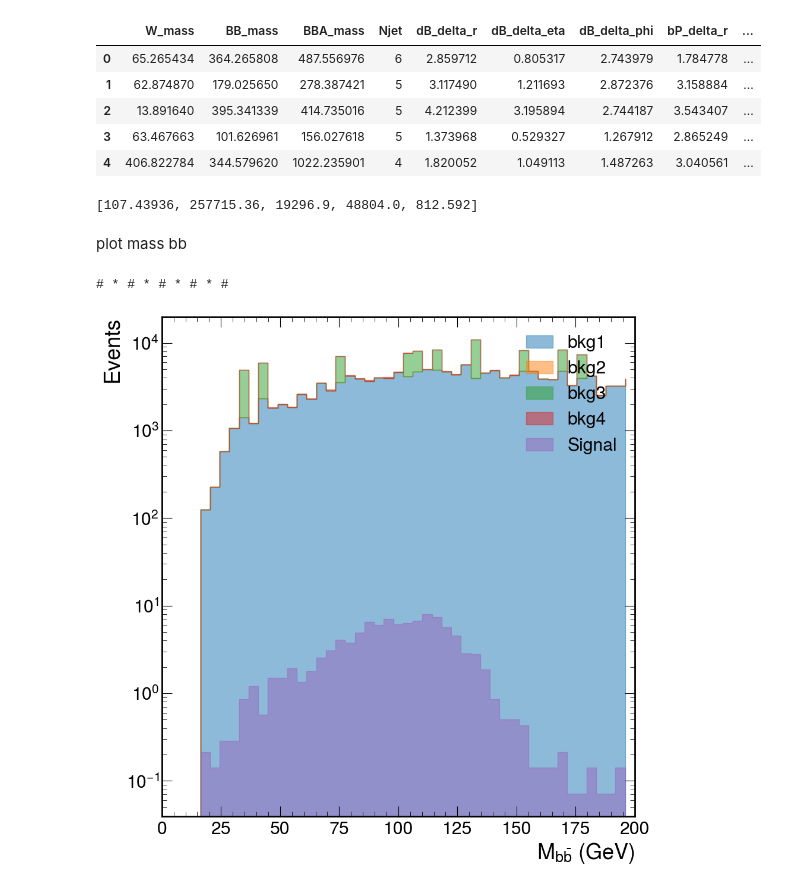
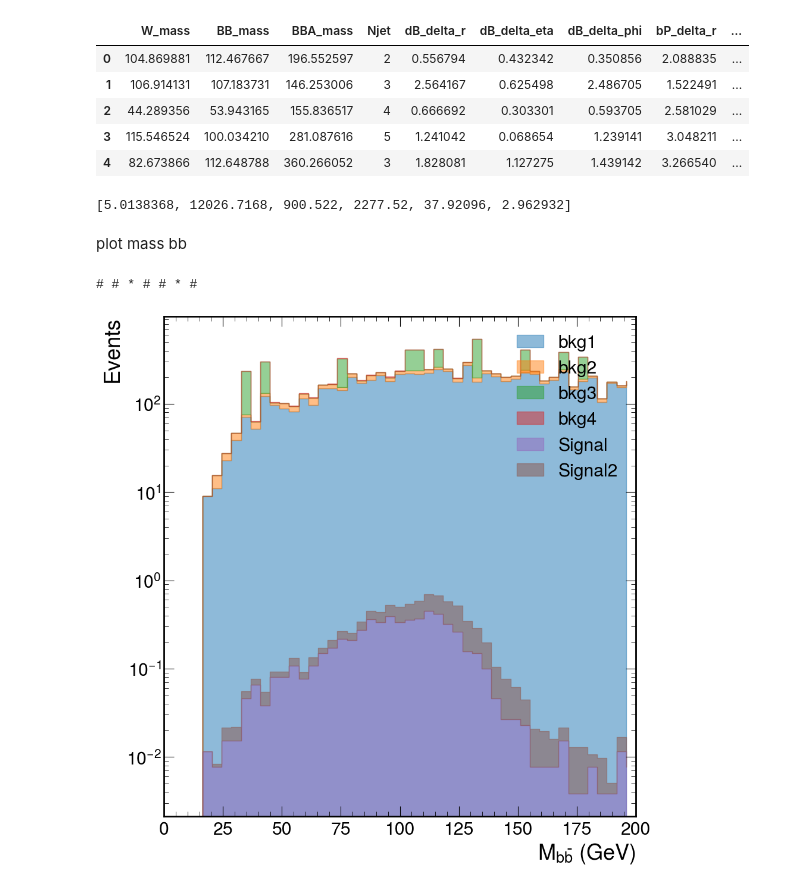
Before and after one commit to WilliamMarci/WHG_Analysis, a Jupyter notebook: plot.ipynb, the cells around one changed output. Cells and saved outputs as stored; diff of their text form; code cells hidden in the pictures.

Commit message:
update plot

```diff
--- a/plot.ipynb
+++ b/plot.ipynb
@@ -6,53 +6,65 @@ import mplhep as hep
 import pandas as pd
 # %%
 signal = pd.read_parquet("data/analysis_Signal.parquet")
+signal2 = pd.read_parquet("data/analysis_Signal2.parquet")
 bkg1   = pd.read_parquet("data/analysis_Bkg1.parquet")
 bkg2   = pd.read_parquet("data/analysis_Bkg2.parquet")
 bkg3   = pd.read_parquet("data/analysis_Bkg3.parquet")
 bkg4   = pd.read_parquet("data/analysis_Bkg4.parquet")
 # %%
 # signal.head()
-bkg1.head()
+signal2.head()
+# bkg1.head()
 # bkg2.head()
 # bkg3.head()
 # bkg4.head(10)
 # %% [output]
 |  | W_mass | BB_mass | BBA_mass | Njet | dB_delta_r | dB_delta_eta | dB_delta_phi | bP_delta_r | ... |
-| 0 | 65.265434 | 364.265808 | 487.556976 | 6 | 2.859712 | 0.805317 | 2.743979 | 1.784778 | ... |
-| 1 | 62.874870 | 179.025650 | 278.387421 | 5 | 3.117490 | 1.211693 | 2.872376 | 3.158884 | ... |
-| 2 | 13.891640 | 395.341339 | 414.735016 | 5 | 4.212399 | 3.195894 | 2.744187 | 3.543407 | ... |
-| 3 | 63.467663 | 101.626961 | 156.027618 | 5 | 1.373968 | 0.529327 | 1.267912 | 2.865249 | ... |
-| 4 | 406.822784 | 344.579620 | 1022.235901 | 4 | 1.820052 | 1.049113 | 1.487263 | 3.040561 | ... |
+| 0 | 104.869881 | 112.467667 | 196.552597 | 2 | 0.556794 | 0.432342 | 0.350856 | 2.088835 | ... |
+| 1 | 106.914131 | 107.183731 | 146.253006 | 3 | 2.564167 | 0.625498 | 2.486705 | 1.522491 | ... |
+| 2 | 44.289356 | 53.943165 | 155.836517 | 4 | 0.666692 | 0.303301 | 0.593705 | 2.581029 | ... |
+| 3 | 115.546524 | 100.034210 | 281.087616 | 5 | 1.241042 | 0.068654 | 1.239141 | 3.048211 | ... |
+| 4 | 82.673866 | 112.648788 | 360.266052 | 3 | 1.828081 | 1.127275 | 1.439142 | 3.266540 | ... |
 # %%
 signal_info= ht.HEPExp()
-signal_info.set_LHC(run='HL-LHC')
+signal_info.set_LHC(run='Run2')
 signal_info.set_xsec(0.01142, 'pb')
 signal_info.set_simulation(500000)
+signal2_info = ht.HEPExp()
+signal2_info.set_LHC(run='Run2')
+signal2_info.set_xsec(0.0021, 'pb')
+signal2_info.set_simulation(500000)
 bkg1_info = ht.HEPExp()
-bkg1_info.set_LHC(run='HL-LHC')
+bkg1_info.set_LHC(run='Run2')
 bkg1_info.set_xsec(2.073, 'pb')
 bkg1_info.set_simulation(100000)
 bkg2_info = ht.HEPExp()
-bkg2_info.set_LHC(run='HL-LHC')
+bkg2_info.set_LHC(run='Run2')
 bkg2_info.set_xsec(0.315, 'pb')
 bkg2_info.set_simulation(100000)
 bkg3_info = ht.HEPExp()
-bkg3_info.set_LHC(run='HL-LHC')
+bkg3_info.set_LHC(run='Run2')
 bkg3_info.set_xsec(116.2, 'pb')
 bkg3_info.set_simulation(100000)
 bkg4_info = ht.HEPExp()
-bkg4_info.set_LHC(run='HL-LHC')
+bkg4_info.set_LHC(run='Run2')
 bkg4_info.set_xsec(0.3564, 'pb')
 bkg4_info.set_simulation(100000)
+# %%
+#combine signal and signal2
+
+signal_info.set_xsec(0.01142+ 0.0021, 'pb')
+signal = pd.concat([signal, signal2], ignore_index=True)
 # %%
 lumi=[
 signal_info.get_event()*len(signal['Njet'])/500000,
 bkg1_info.get_event()*len(bkg1['Njet'])/100000,
 bkg2_info.get_event()*len(bkg2['Njet'])/100000,
 bkg3_info.get_event()*len(bkg3['Njet'])/100000,
-bkg4_info.get_event()*len(bkg4['Njet'])/100000
+bkg4_info.get_event()*len(bkg4['Njet'])/100000,
+signal2_info.get_event()*len(signal2['Njet'])/500000
 ]
 print(lumi)
 # %% [output]
-[107.43936, 257715.36, 19296.9, 48804.0, 812.592]
+[5.0138368, 12026.7168, 900.522, 2277.52, 37.92096, 2.962932]
 # %%
@@ -103,6 +157,7 @@ plot mass bb
 def plot_mass_bb():
     mass_bins = np.linspace(0, 200, 50)
     signal_mass = np.array(signal['BB_mass'])
+    signal2_mass = np.array(signal2['BB_mass'])
     bkg1_mass = np.array(bkg1['BB_mass'])
     bkg2_mass = np.array(bkg2['BB_mass'])
     bkg3_mass = np.array(bkg3['BB_mass'])
@@ -110,39 +165,42 @@ def plot_mass_bb():
 
     signal_mass_mean, signal_mass_std, signal_mass_bin_c = ht.calculate_hist_stats(
         signal_mass, int(lumi[0])+1, mass_bins)
+    signal2_mass_mean, signal2_mass_std, signal2_mass_bin_c = ht.calculate_hist_stats(
+        signal2_mass, int(lumi[5])+1, mass_bins)
     bkg1_mass_mean, bkg1_mass_std, bkg1_mass_bin_c = ht.calculate_hist_stats(
         bkg1_mass, int(lumi[1])+1, mass_bins)
     bkg2_mass_mean, bkg2_mass_std, bkg2_mass_bin_c = ht.calculate_hist_stats(
         bkg2_mass, int(lumi[2])+1, mass_bins)
     bkg3_mass_mean, bkg3_mass_std, bkg3_mass_bin_c = ht.calculate_hist_stats(
         bkg3_mass, int(lumi[3])+1, mass_bins)
     bkg4_mass_mean, bkg4_mass_std, bkg4_mass_bin_c = ht.calculate_hist_stats(
         bkg4_mass, int(lumi[4])+1, mass_bins)
 
-    colors = ['#1f77b4', '#ff7f0e', '#2ca02c', '#d62728', '#9467bd']
+    colors = ['#1f77b4', '#ff7f0e', '#2ca02c', '#d62728', '#9467bd', '#8c564b']
 
     plt.figure(figsize=(10, 10))
     plt.style.use(hep.style.CMS)
 
-    # 使用堆叠函数
+    # 使用堆叠函数，添加两个信号
     plot_stacked_fill(
         bins=mass_bins,
-        datasets=[bkg1_mass_mean, bkg2_mass_std, bkg3_mass_mean, bkg4_mass_mean],
+        datasets=[bkg1_mass_mean, bkg2_mass_mean, bkg3_mass_mean, bkg4_mass_mean],
         labels=['bkg1', 'bkg2', 'bkg3', 'bkg4'],
         colors=colors[:4],  # 前4个颜色给背景
-        signal_data=signal_mass_mean,
-        signal_label='Signal'
+        signal_data=[signal_mass_mean, signal2_mass_mean],  # 多个信号
+        signal_labels=['Signal', 'Signal2'],  # 多个信号标签
+        stack_signals_with_bg=False  # 信号单独堆叠显示
     )
 
     plt.xlabel("$M_{b\\bar{b}}$ (GeV)")
     plt.ylabel("Events")
     plt.xlim(0, 200)
     plt.yscale('log')
     plt.legend(loc='upper right')
 
 plot_mass_bb()
 plt.tight_layout()
 plt.savefig("figures/BB_mass.png", dpi=300)
 # %% [output]
-# * # * # * # * #
+# # * # # * #
-[figure, old version]
+[figure, new version]
```
Also changed, not shown: parts of 7 cells of this notebook, 4 other files.
